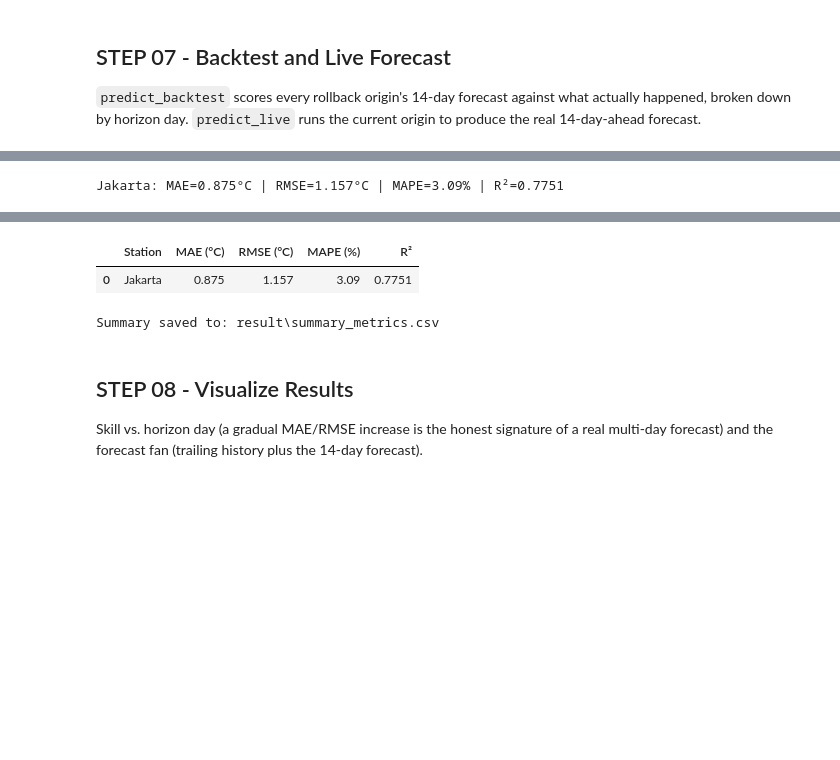
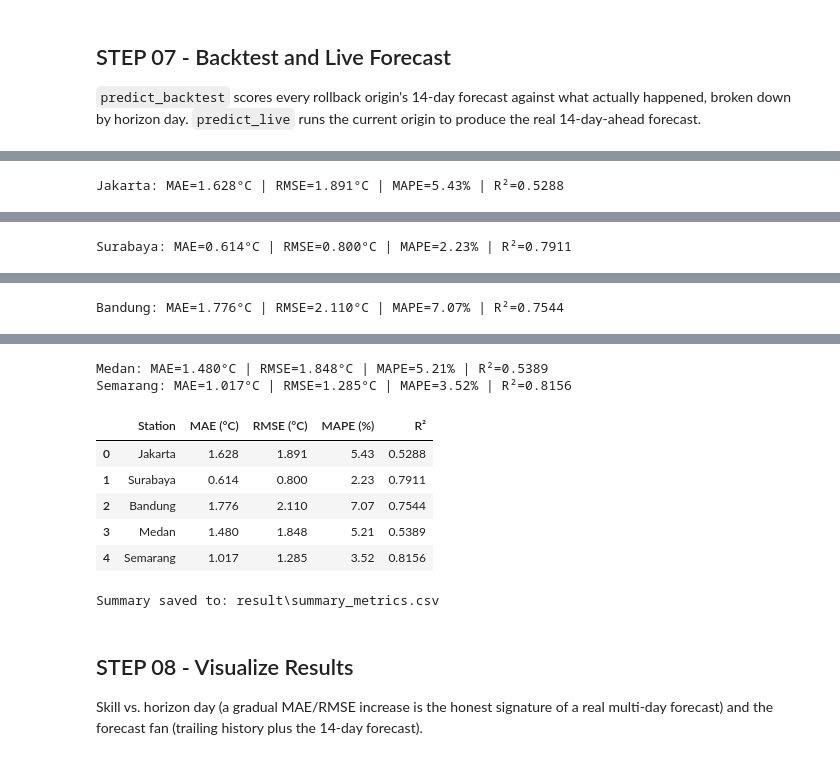
Before and after one commit to Nickwisely97/Code-Portofolio, a Jupyter notebook: Project/Forecasting & Predictive Modeling/Temperature Forecast - LightGBM Multi-Horizon/temperature_forecast_pipeline.ipynb, the cells around one changed output, grey strips where cells are left out. Cells and saved outputs as stored; diff of their text form; code cells hidden in the pictures; blank space fills up the shorter version.

```diff
--- a/Project/Forecasting & Predictive Modeling/Temperature Forecast - LightGBM Multi-Horizon/temperature_forecast_pipeline.ipynb
+++ b/Project/Forecasting & Predictive Modeling/Temperature Forecast - LightGBM Multi-Horizon/temperature_forecast_pipeline.ipynb
@@ -31,7 +31,7 @@ if CODE_DIR not in sys.path:
 CONFIG = {
     "END_TRAIN":         None,
     "TARGET_DATE":       None,
-    "STATIONS":          ["Jakarta"],
+    "STATIONS":          ["Jakarta", "Surabaya", "Bandung", "Medan", "Semarang"],
 
     "HISTORICAL_START":  "2019-01-01",
     "FORCE_REFRESH":     False,
@@ -259,6 +325,8 @@ results = {}
 
 for name, mdl in models.items():
     ds = datasets[name]
+    station_dir = os.path.join(CONFIG["OUTPUT_DIR"], "city_detail_result", name.lower())
+    os.makedirs(station_dir, exist_ok=True)
 
     backtest_result = mdl.predict_backtest(ds["backtest"])
     metrics    = mdl.get_metrics() if not backtest_result.empty else {}
@@ -266,12 +334,12 @@ for name, mdl in models.items():
 
     live_result = mdl.predict_live(ds["live"]) if not ds["live"].empty else pd.DataFrame()
 
-    csv_path = os.path.join(CONFIG["OUTPUT_DIR"], f"{name.lower()}_backtest_predictions.csv")
+    csv_path = os.path.join(station_dir, "backtest_predictions.csv")
     backtest_result.to_csv(csv_path, index=False)
 
     live_csv_path = ""
     if not live_result.empty:
-        live_csv_path = os.path.join(CONFIG["OUTPUT_DIR"], f"{name.lower()}_forecast_next14d.csv")
+        live_csv_path = os.path.join(station_dir, "forecast_next14d.csv")
         live_result.to_csv(live_csv_path, index=False)
 
     results[name] = {
@@ -305 +373 @@ print(f"Summary saved to: {summary_path}")
-Jakarta: MAE=0.875°C | RMSE=1.157°C | MAPE=3.09% | R²=0.7751
+Jakarta: MAE=1.628°C | RMSE=1.891°C | MAPE=5.43% | R²=0.5288
@@ -305,0 +378 @@ Jakarta: MAE=0.875°C | RMSE=1.157°C | MAPE=3.09% | R²=0.7751
+Surabaya: MAE=0.614°C | RMSE=0.800°C | MAPE=2.23% | R²=0.7911
@@ -305,0 +381 @@ Jakarta: MAE=0.875°C | RMSE=1.157°C | MAPE=3.09% | R²=0.7751
+Bandung: MAE=1.776°C | RMSE=2.110°C | MAPE=7.07% | R²=0.7544
@@ -306,6 +384,12 @@ Jakarta: MAE=0.875°C | RMSE=1.157°C | MAPE=3.09% | R²=0.7751
+Medan: MAE=1.480°C | RMSE=1.848°C | MAPE=5.21% | R²=0.5389
+Semarang: MAE=1.017°C | RMSE=1.285°C | MAPE=3.52% | R²=0.8156
 |  | Station | MAE (°C) | RMSE (°C) | MAPE (%) | R² |
-| 0 | Jakarta | 0.875 | 1.157 | 3.09 | 0.7751 |
+| 0 | Jakarta | 1.628 | 1.891 | 5.43 | 0.5288 |
+| 1 | Surabaya | 0.614 | 0.800 | 2.23 | 0.7911 |
+| 2 | Bandung | 1.776 | 2.110 | 7.07 | 0.7544 |
+| 3 | Medan | 1.480 | 1.848 | 5.21 | 0.5389 |
+| 4 | Semarang | 1.017 | 1.285 | 3.52 | 0.8156 |
-Summary saved to: result\summary_metrics.csv
+Summary saved to: result\summary_metrics.csv
 # %% [markdown]
 ## STEP 08 - Visualize Results
 
```
Also changed, not shown: parts of 14 cells of this notebook, 26 other files.
